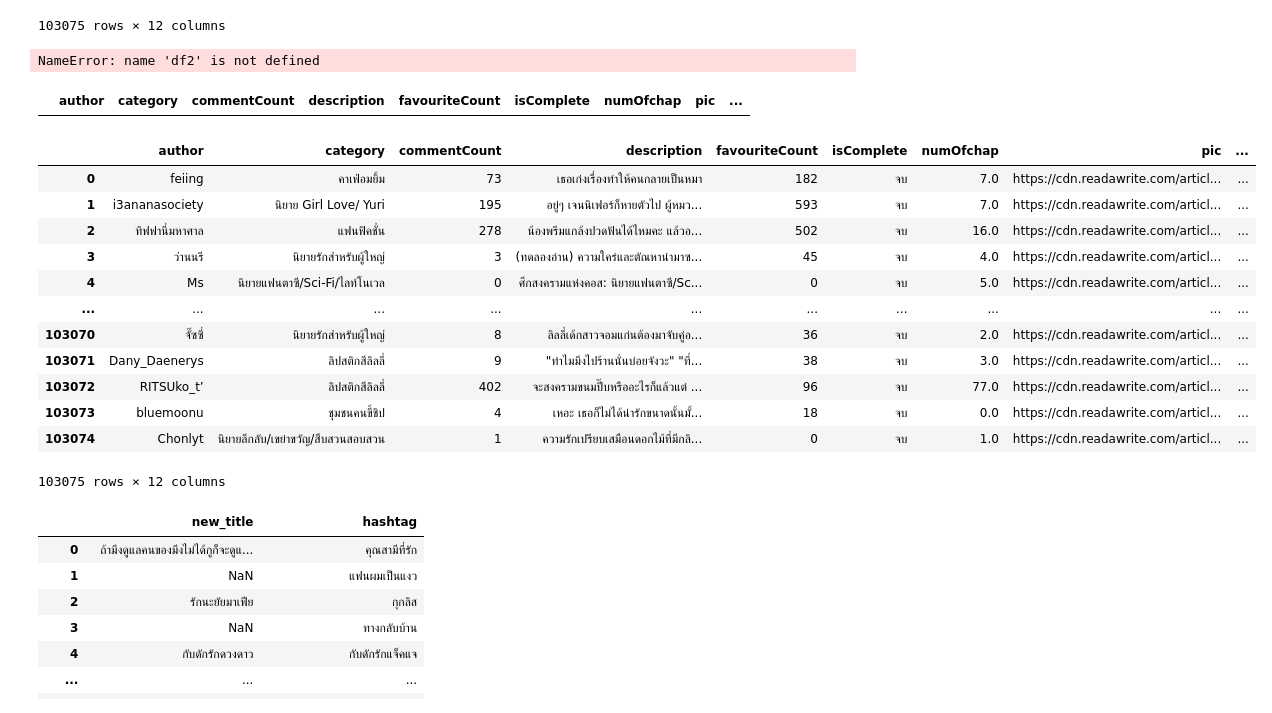
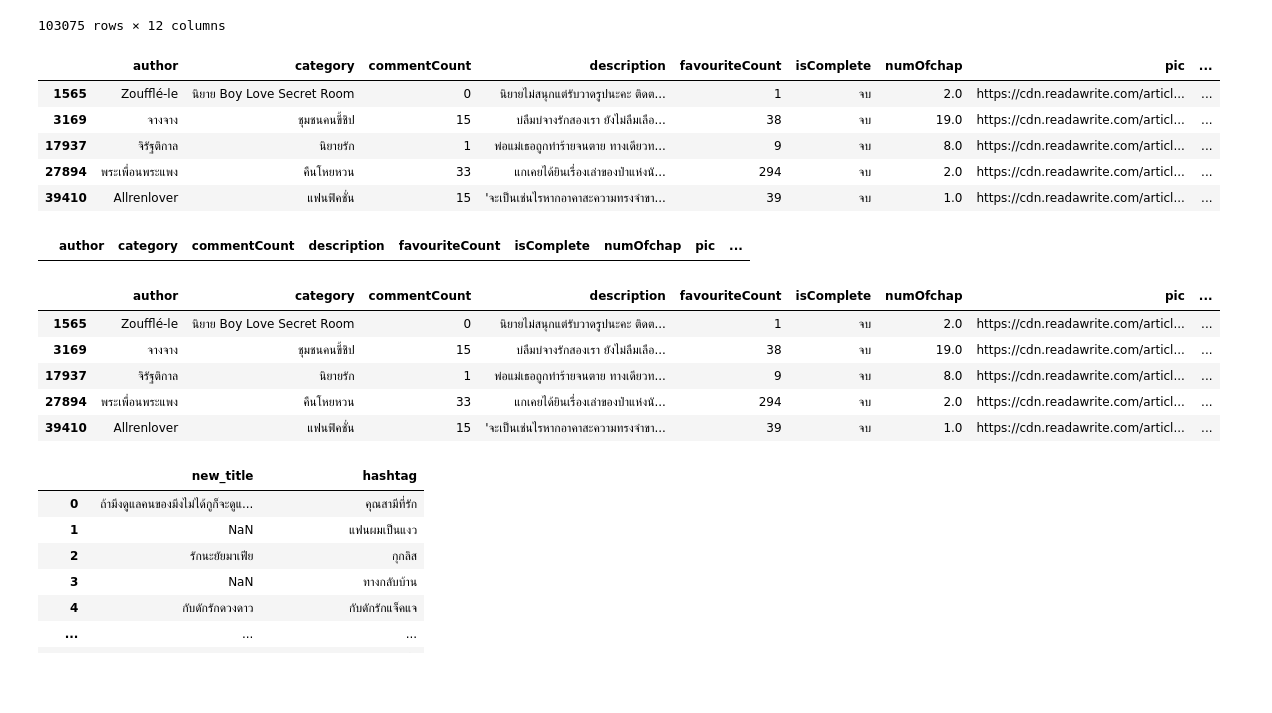
Before and after one commit to pppetonggg/Pick2Read, a Jupyter notebook: CleanReadawrite.ipynb, the cells around one changed output. Cells and saved outputs as stored; diff of their text form; code cells hidden in the pictures; blank space fills up the shorter version.

```diff
--- a/CleanReadawrite.ipynb
+++ b/CleanReadawrite.ipynb
@@ -41,9 +41,14 @@ df
 103075 rows × 12 columns
 # %%
 #df.to_csv('readawrite.csv',encoding='utf-8')
-df2[df2['title'].str.contains('จบ', na=False)]
+df[df['title'].str.contains('อารัญ')]
 # %% [output]
-NameError: name 'df2' is not defined
+|  | author | category | commentCount | description | favouriteCount | isComplete | numOfchap | pic | ... |
+| 1565 | Zoufflé-le | นิยาย Boy Love Secret Room | 0 | นิยายไม่สนุกแต่รับวาดรูปนะคะ ติดต... | 1 | จบ | 2.0 | https://cdn.readawrite.com/articl... | ... |
+| 3169 | จางจาง | ชุมชนคนขี้ชิป | 15 | บ่ลืมบ่จางรักสองเรา ยังไม่ลืมเลือ... | 38 | จบ | 19.0 | https://cdn.readawrite.com/articl... | ... |
+| 17937 | จิรัฐติกาล | นิยายรัก | 1 | พ่อแม่เธอถูกทำร้ายจนตาย ทางเดียวท... | 9 | จบ | 8.0 | https://cdn.readawrite.com/articl... | ... |
+| 27894 | พระเพื่อนพระแพง | คืนโหยหวน | 33 | แกเคยได้ยินเรื่องเล่าของป่าแห่งนั... | 294 | จบ | 2.0 | https://cdn.readawrite.com/articl... | ... |
+| 39410 | Allrenlover | แฟนฟิคชั่น | 15 | 'จะเป็นเช่นไรหากอาคาสะความทรงจำขา... | 39 | จบ | 1.0 | https://cdn.readawrite.com/articl... | ... |
 # %%
 df[df['author'].str.contains('') == False]
 # %% [output]
@@ -51,24 +56,18 @@ df[df['author'].str.contains('') == False]
 # %%
 #delete common word
 df2 = df
 commonword = ['นิยายแปล','เรื่องสั้น','รวมฉาก','อ่านฟรี','!','จบ','จบแล้วจ้า','ตอนพิเศษ','ทดลองอ่าน','18+']
 wordcut = '|'.join(commonword)
 df2['title'] = df2['title'].str.replace(wordcut,'')
 df2
+df2[df2['category'].str.contains('Lovely|Secret')]
 # %% [output]
 |  | author | category | commentCount | description | favouriteCount | isComplete | numOfchap | pic | ... |
-| 0 | feiing | คาเฟ่อมยิ้ม | 73 | เธอเก่งเรื่องทำให้คนกลายเป็นหมา | 182 | จบ | 7.0 | https://cdn.readawrite.com/articl... | ... |
-| 1 | i3ananasociety | นิยาย Girl Love/ Yuri | 195 | อยู่ๆ เจนนิเฟอร์ก็หายตัวไป ผู้หมว... | 593 | จบ | 7.0 | https://cdn.readawrite.com/articl... | ... |
-| 2 | ทิฟฟานี่มหาศาล | แฟนฟิคชั่น | 278 | น้องพรีมแกล้งปวดฟันได้ไหมคะ แล้วอ... | 502 | จบ | 16.0 | https://cdn.readawrite.com/articl... | ... |
-| 3 | ว่านนรี | นิยายรักสำหรับผู้ใหญ่ | 3 | (ทดลองอ่าน) ความใคร่และตัณหานำมาซ... | 45 | จบ | 4.0 | https://cdn.readawrite.com/articl... | ... |
-| 4 | Ms | นิยายแฟนตาซี/Sci-Fi/ไลท์โนเวล | 0 | ศึกสงครามแห่งคอส: นิยายแฟนตาซี/Sc... | 0 | จบ | 5.0 | https://cdn.readawrite.com/articl... | ... |
-| ... | ... | ... | ... | ... | ... | ... | ... | ... | ... |
-| 103070 | จั๊ซซี่ | นิยายรักสำหรับผู้ใหญ่ | 8 | ลิลลี่เด้กสาวจอมแก่นต้องมาจับคู่อ... | 36 | จบ | 2.0 | https://cdn.readawrite.com/articl... | ... |
-| 103071 | Dany_Daenerys | ลิปสติกสีลิลลี่ | 9 | "ทำไมมึงไปร้านนั่นบ่อยจังวะ" "ที่... | 38 | จบ | 3.0 | https://cdn.readawrite.com/articl... | ... |
-| 103072 | RITSUko_t’ | ลิปสติกสีลิลลี่ | 402 | จะสงครามขนมปี๊บหรืออะไรก็แล้วแต่ ... | 96 | จบ | 77.0 | https://cdn.readawrite.com/articl... | ... |
-| 103073 | bluemoonu | ชุมชนคนขี้ชิป | 4 | เหอะ เธอก็ไม่ได้น่ารักขนาดนั้นมั้... | 18 | จบ | 0.0 | https://cdn.readawrite.com/articl... | ... |
-| 103074 | Chonlyt | นิยายลึกลับ/เขย่าขวัญ/สืบสวนสอบสวน | 1 | ความรักเปรียบเสมือนดอกไม้ที่มีกลิ... | 0 | จบ | 1.0 | https://cdn.readawrite.com/articl... | ... |
+| 1565 | Zoufflé-le | นิยาย Boy Love Secret Room | 0 | นิยายไม่สนุกแต่รับวาดรูปนะคะ ติดต... | 1 | จบ | 2.0 | https://cdn.readawrite.com/articl... | ... |
+| 3169 | จางจาง | ชุมชนคนขี้ชิป | 15 | บ่ลืมบ่จางรักสองเรา ยังไม่ลืมเลือ... | 38 | จบ | 19.0 | https://cdn.readawrite.com/articl... | ... |
+| 17937 | จิรัฐติกาล | นิยายรัก | 1 | พ่อแม่เธอถูกทำร้ายจนตาย ทางเดียวท... | 9 | จบ | 8.0 | https://cdn.readawrite.com/articl... | ... |
+| 27894 | พระเพื่อนพระแพง | คืนโหยหวน | 33 | แกเคยได้ยินเรื่องเล่าของป่าแห่งนั... | 294 | จบ | 2.0 | https://cdn.readawrite.com/articl... | ... |
+| 39410 | Allrenlover | แฟนฟิคชั่น | 15 | 'จะเป็นเช่นไรหากอาคาสะความทรงจำขา... | 39 | จบ | 1.0 | https://cdn.readawrite.com/articl... | ... |
-103075 rows × 12 columns
 # %%
 df3 = pd.DataFrame(df2.title.str.split(r'#.*?(?=\S|$)',1).tolist(),
                          columns = ['new_title','hashtag'])
```
Also changed, not shown: parts of 3 cells of this notebook, 1 other file.
